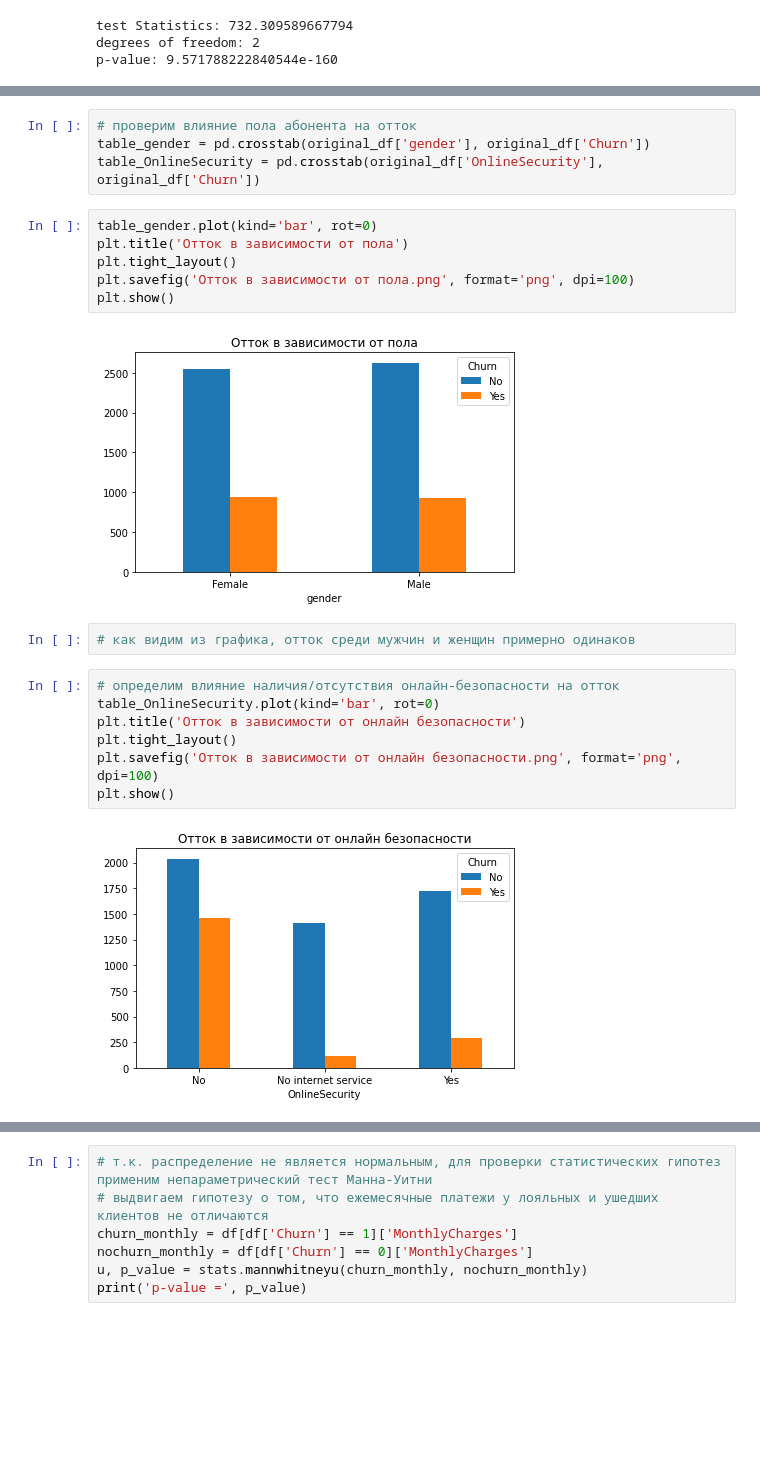
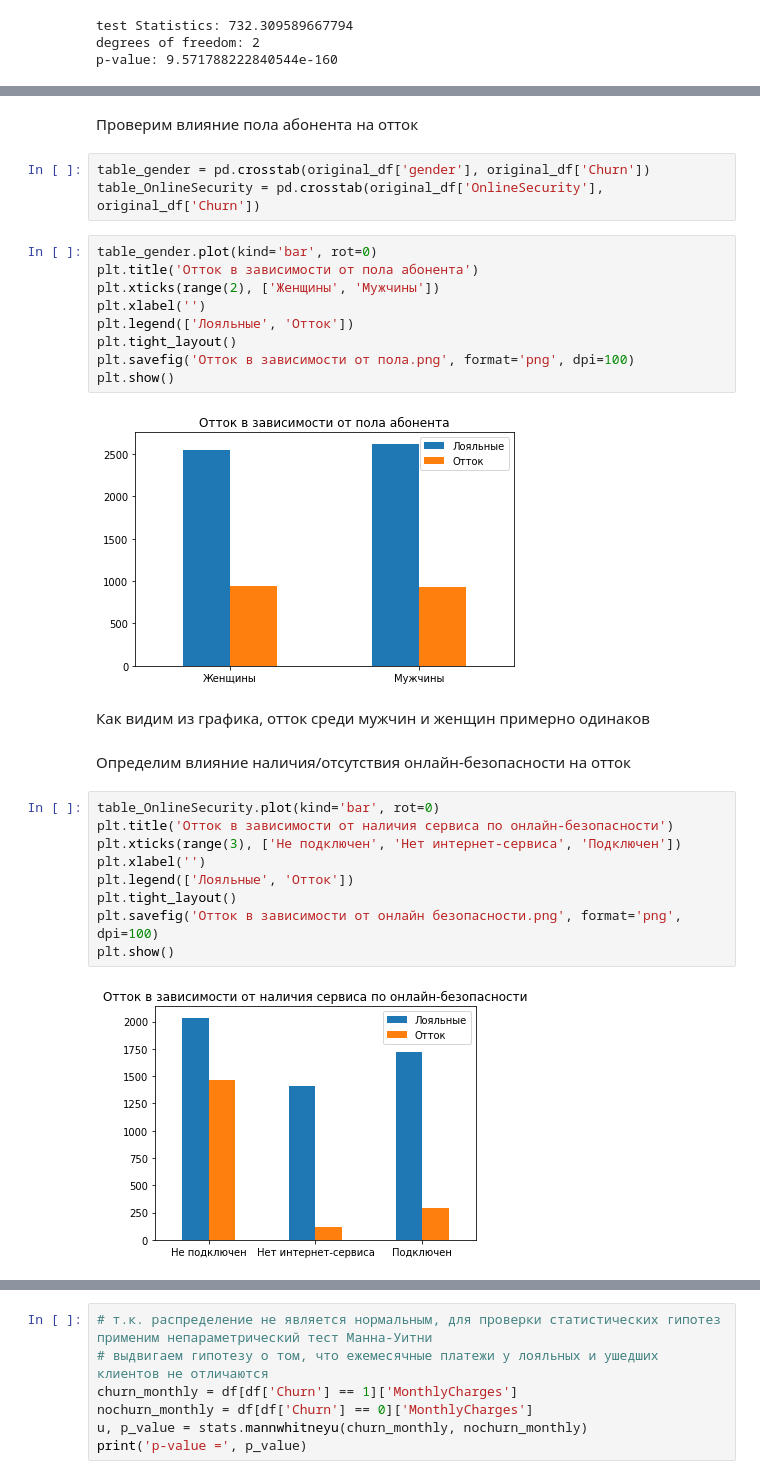
Before and after one commit to Anastasiya-Melnikova/final_project, a Jupyter notebook: final_project.ipynb, the cells around one changed output, grey strips where cells are left out. Cells and saved outputs as stored; diff of their text form; blank space fills up the shorter version.

```diff
--- a/final_project.ipynb
+++ b/final_project.ipynb
@@ -448,23 +464,31 @@ p-value: 9.571788222840544e-160
+# %% [markdown]
+Проверим влияние пола абонента на отток
 # %%
-# проверим влияние пола абонента на отток
 table_gender = pd.crosstab(original_df['gender'], original_df['Churn'])
 table_OnlineSecurity = pd.crosstab(original_df['OnlineSecurity'], original_df['Churn'])
 # %%
 table_gender.plot(kind='bar', rot=0)
-plt.title('Отток в зависимости от пола')
+plt.title('Отток в зависимости от пола абонента')
+plt.xticks(range(2), ['Женщины', 'Мужчины'])
+plt.xlabel('')
+plt.legend(['Лояльные', 'Отток'])
 plt.tight_layout()
 plt.savefig('Отток в зависимости от пола.png', format='png', dpi=100)
 plt.show()
 # %% [output]
-[figure, old version]
+[figure, new version]
-# %%
-# как видим из графика, отток среди мужчин и женщин примерно одинаков
+# %% [markdown]
+Как видим из графика, отток среди мужчин и женщин примерно одинаков
+# %% [markdown]
+Определим влияние наличия/отсутствия онлайн-безопасности на отток
 # %%
-# определим влияние наличия/отсутствия онлайн-безопасности на отток
 table_OnlineSecurity.plot(kind='bar', rot=0)
-plt.title('Отток в зависимости от онлайн безопасности')
+plt.title('Отток в зависимости от наличия сервиса по онлайн-безопасности')
+plt.xticks(range(3), ['Не подключен', 'Нет интернет-сервиса', 'Подключен'])
+plt.xlabel('')
+plt.legend(['Лояльные', 'Отток'])
 plt.tight_layout()
 plt.savefig('Отток в зависимости от онлайн безопасности.png', format='png', dpi=100)
 plt.show()
 # %% [output]
-[figure, old version]
+[figure, new version]
```
Also changed, not shown: parts of 98 cells of this notebook.
